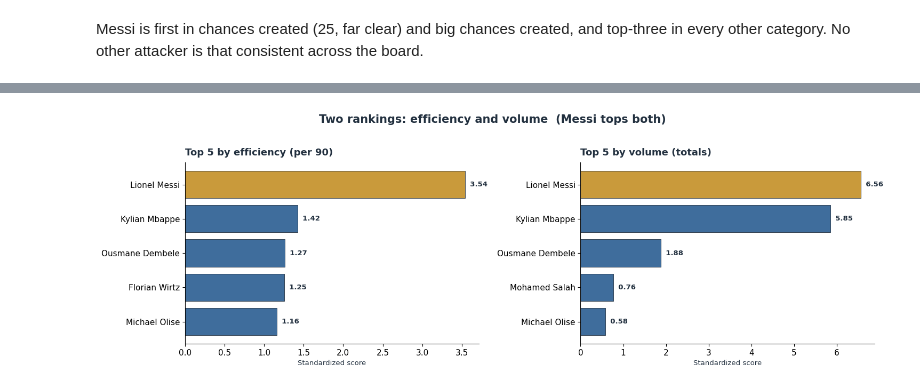
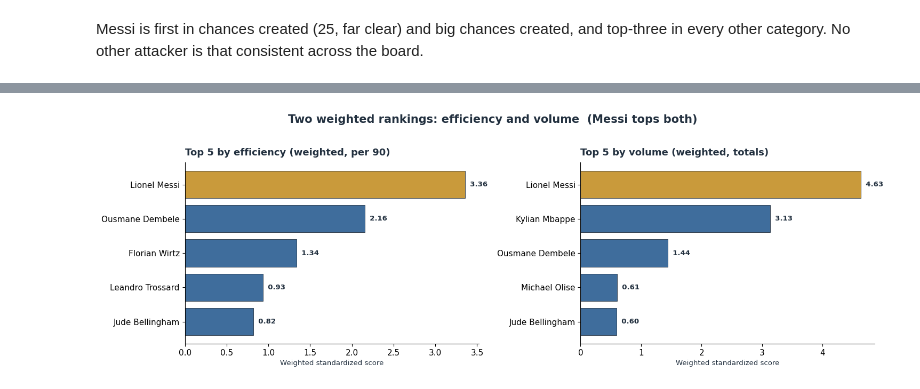
Before and after one commit to wingedhusssar-pixel/wc2026-top-attacking-threat-analysis, a Jupyter notebook: wc2026_full_analysis.ipynb, the cells around one changed output, grey strips where cells are left out. Cells and saved outputs as stored; diff of their text form; code cells hidden in the pictures.

```diff
--- a/wc2026_full_analysis.ipynb
+++ b/wc2026_full_analysis.ipynb
@@ -67,13 +67,14 @@ for _,r in norm.iterrows():
     z=5 if r["name"] in highlight else 2
     ax.plot(x,y,color=c,lw=lw,alpha=a,zorder=z,marker="o",markersize=5)
     if r["name"] in highlight:
-        ax.text(len(axes_m)-1+.04,y[-1],r["name"],color=c,fontsize=9.5,fontweight="bold",va="center")
+        ax.text(-0.16,y[0],r["name"],color=c,fontsize=9.5,fontweight="bold",va="center",ha="right")
+        ax.plot([-0.02,0],[y[0],y[0]],color=c,lw=1.2,zorder=z)
 for i,m in enumerate(axes_m):
     ax.axvline(i,color="#d8d5cc",lw=1,zorder=1)
     ax.text(i,1.06,f"{df[m].max():.1f}",ha="center",fontsize=7.5,color=MUT)
     ax.text(i,-.06,f"{df[m].min():.1f}",ha="center",fontsize=7.5,color=MUT)
 ax.set_xticks(x); ax.set_xticklabels(labels,fontsize=10,color=INK)
-ax.set_yticks([]); ax.set_ylim(-.12,1.14); ax.set_xlim(-.15,len(axes_m)-.4)
+ax.set_yticks([]); ax.set_ylim(-.12,1.14); ax.set_xlim(-.9,len(axes_m)-.15)
 ax.set_title("The tournament's top playmakers, across four creation metrics",fontweight="bold",fontsize=14,color=INK,loc="left",pad=16)
 for s in ["top","right","left","bottom"]: ax.spines[s].set_visible(False)
 plt.tight_layout(); plt.show()
@@ -144,18 +147,18 @@ Carrying a team means both being efficient and doing a lot. Rather than merge th
 # %%
 r=pd.read_csv("wc2026_rankings_data.csv")
-eff5=r.sort_values("eff_rank_score",ascending=False).head(5).iloc[::-1]
-vol5=r.sort_values("vol_rank_score",ascending=False).head(5).iloc[::-1]
+eff5=r.sort_values("EFF",ascending=False).head(5).iloc[::-1]
+vol5=r.sort_values("VOL",ascending=False).head(5).iloc[::-1]
 fig,(a1,a2)=plt.subplots(1,2,figsize=(15,4.8))
-for ax,d,col,title in [(a1,eff5,"eff_rank_score","Top 5 by efficiency (per 90)"),
-                       (a2,vol5,"vol_rank_score","Top 5 by volume (totals)")]:
+for ax,d,col,title in [(a1,eff5,"EFF","Top 5 by efficiency (weighted, per 90)"),
+                       (a2,vol5,"VOL","Top 5 by volume (weighted, totals)")]:
     colors=[GOLD if n=="Lionel Messi" else ACC for n in d["name"]]
     ax.barh(d["name"],d[col],color=colors,edgecolor=INK,lw=.6)
     for i,v in enumerate(d[col]): ax.text(v,i,f"  {v:.2f}",va="center",fontsize=9.5,color=INK,fontweight="bold")
     ax.set_title(title,fontweight="bold",fontsize=13,color=INK,loc="left",pad=10)
-    ax.set_xlabel("Standardized score",fontsize=9.5,color=INK)
+    ax.set_xlabel("Weighted standardized score",fontsize=9.5,color=INK)
     for s in["top","right"]:ax.spines[s].set_visible(False)
-fig.suptitle("Two rankings: efficiency and volume  (Messi tops both)",fontweight="bold",fontsize=15,color=INK,y=1.02)
+fig.suptitle("Two weighted rankings: efficiency and volume  (Messi tops both)",fontweight="bold",fontsize=15,color=INK,y=1.02)
 plt.tight_layout(); plt.show()
 # %% [output]
-[figure, old version]
+[figure, new version]
 # %% [markdown]
```
Also changed, not shown: parts of 4 cells of this notebook, 1 other file.
